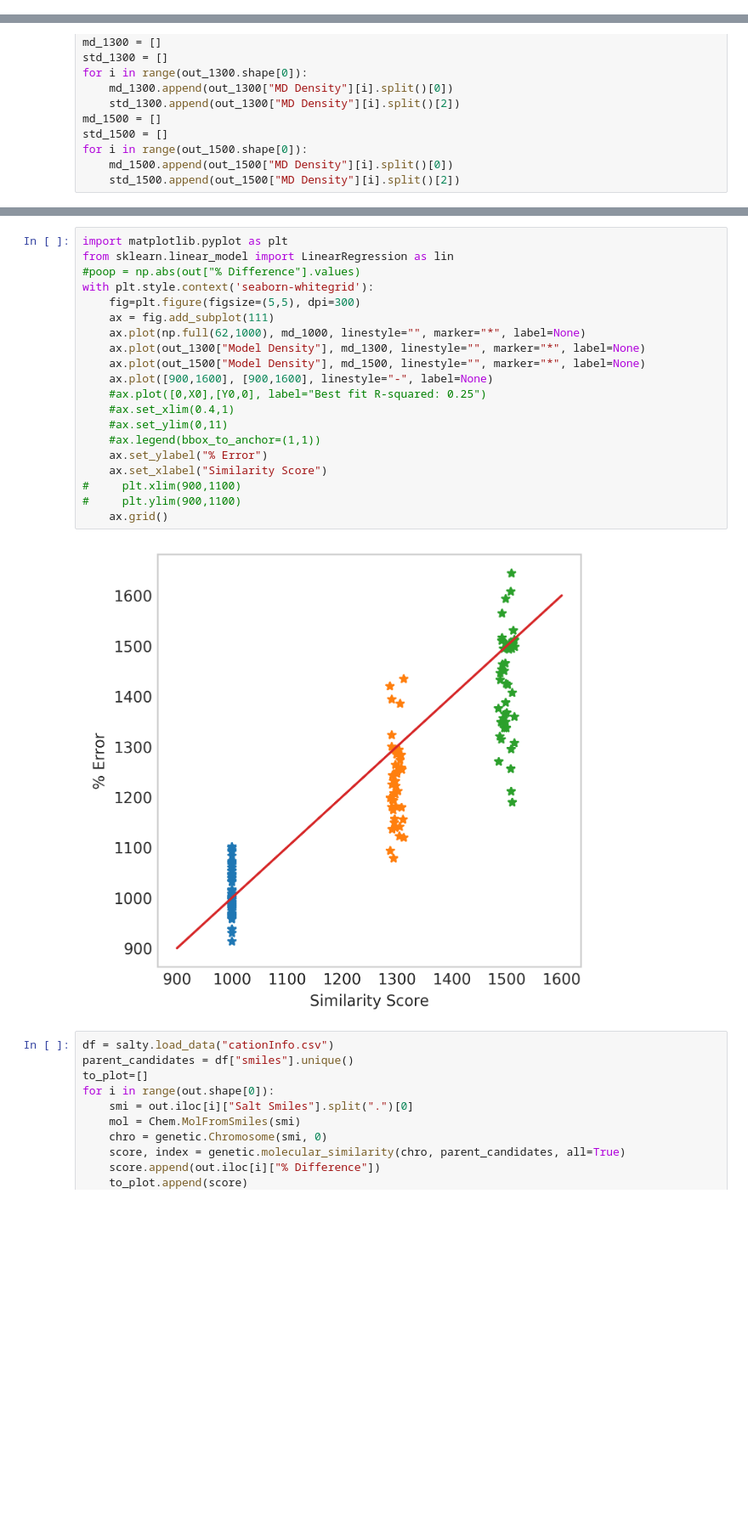
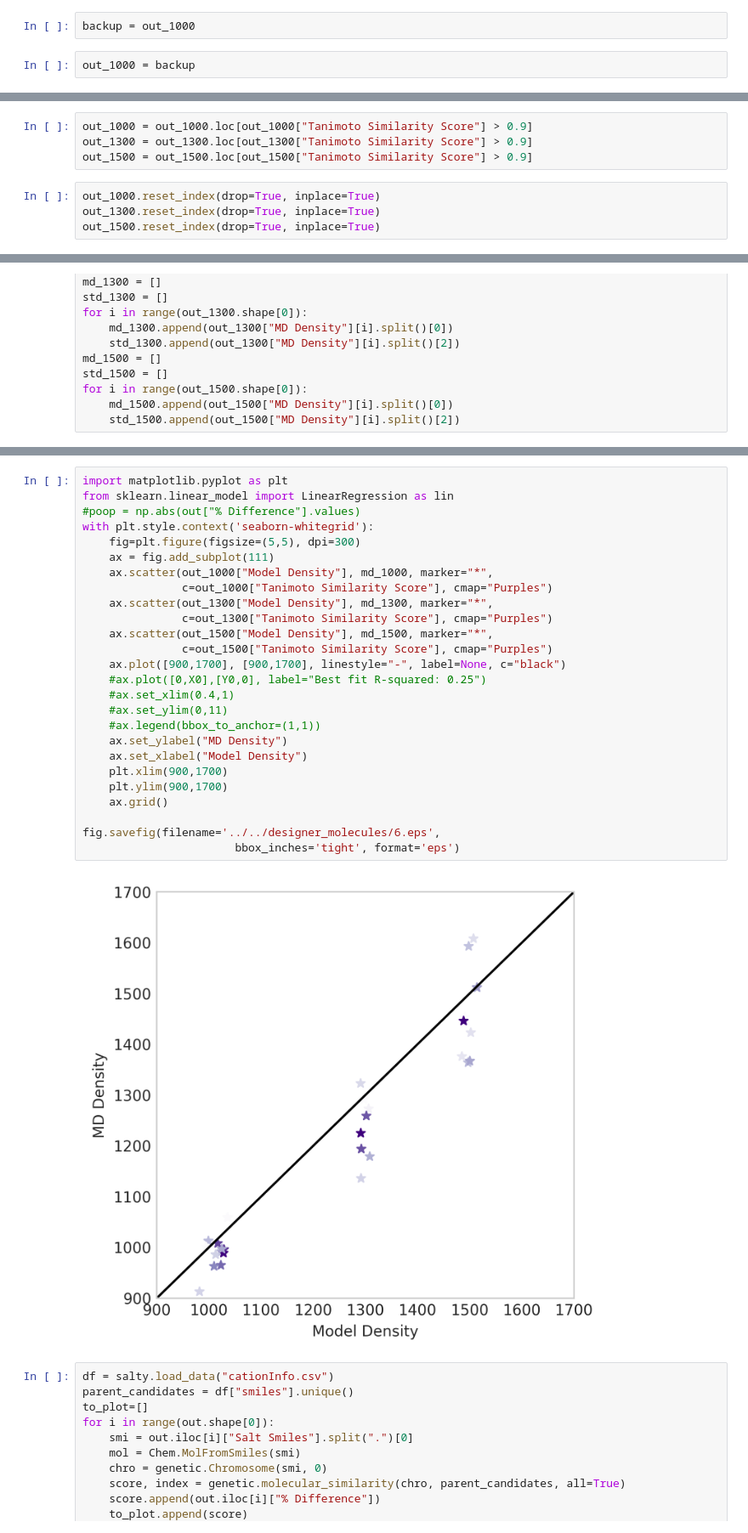
Before and after one commit to wesleybeckner/gains, a Jupyter notebook: scripts/gains_prototype.ipynb, the cells around one changed output, grey strips where cells are left out. Shown at 85% size. Cells and saved outputs as stored; diff of their text form; blank space fills up the shorter version.

```diff
--- a/scripts/gains_prototype.ipynb
+++ b/scripts/gains_prototype.ipynb
@@ -117,2 +150,6 @@ prediction
+# %%
+backup = out_1000
+# %%
+out_1000 = backup
 # %%
 target = 1000
@@ -215,3 +226,11 @@ md_1500
+# %%
+out_1000 = out_1000.loc[out_1000["Tanimoto Similarity Score"] > 0.9]
+out_1300 = out_1300.loc[out_1300["Tanimoto Similarity Score"] > 0.9]
+out_1500 = out_1500.loc[out_1500["Tanimoto Similarity Score"] > 0.9]
+# %%
+out_1000.reset_index(drop=True, inplace=True)
+out_1300.reset_index(drop=True, inplace=True)
+out_1500.reset_index(drop=True, inplace=True)
 # %%
 md_1000 = []
 std_1000 = []
@@ -239,25 +250,31 @@ array([1000, 1000, 1000, 1000, 1000, 1000, 1000, 1000, 1000, 1000, 1000,
 # %%
 import matplotlib.pyplot as plt
 from sklearn.linear_model import LinearRegression as lin
 #poop = np.abs(out["% Difference"].values)
 with plt.style.context('seaborn-whitegrid'):
     fig=plt.figure(figsize=(5,5), dpi=300)
     ax = fig.add_subplot(111)
-    ax.plot(np.full(62,1000), md_1000, linestyle="", marker="*", label=None)
-    ax.plot(out_1300["Model Density"], md_1300, linestyle="", marker="*", label=None)
-    ax.plot(out_1500["Model Density"], md_1500, linestyle="", marker="*", label=None)
-    ax.plot([900,1600], [900,1600], linestyle="-", label=None)
+    ax.scatter(out_1000["Model Density"], md_1000, marker="*",
+               c=out_1000["Tanimoto Similarity Score"], cmap="Purples")
+    ax.scatter(out_1300["Model Density"], md_1300, marker="*",
+               c=out_1300["Tanimoto Similarity Score"], cmap="Purples")
+    ax.scatter(out_1500["Model Density"], md_1500, marker="*",
+               c=out_1500["Tanimoto Similarity Score"], cmap="Purples")
+    ax.plot([900,1700], [900,1700], linestyle="-", label=None, c="black")
     #ax.plot([0,X0],[Y0,0], label="Best fit R-squared: 0.25")
     #ax.set_xlim(0.4,1)
     #ax.set_ylim(0,11)
     #ax.legend(bbox_to_anchor=(1,1))
-    ax.set_ylabel("% Error")
-    ax.set_xlabel("Similarity Score")
-#     plt.xlim(900,1100)
-#     plt.ylim(900,1100)
+    ax.set_ylabel("MD Density")
+    ax.set_xlabel("Model Density")
+    plt.xlim(900,1700)
+    plt.ylim(900,1700)
     ax.grid()
+
+fig.savefig(filename='../../designer_molecules/6.eps',
+                       bbox_inches='tight', format='eps')
 # %% [output]
-[figure, old version]
+[figure, new version]
 # %%
 df = salty.load_data("cationInfo.csv")
 parent_candidates = df["smiles"].unique()
```
Also changed, not shown: parts of 22 cells of this notebook.
